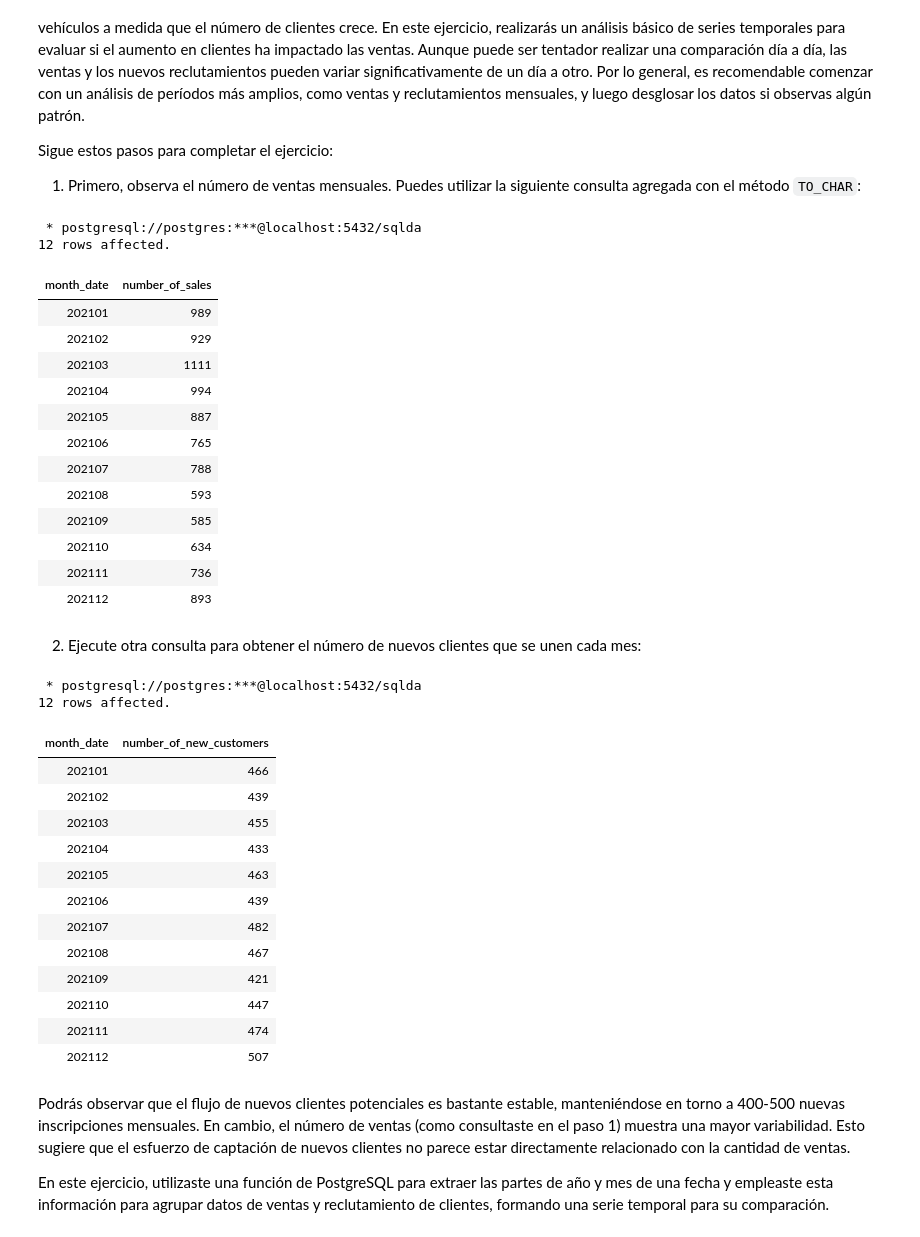
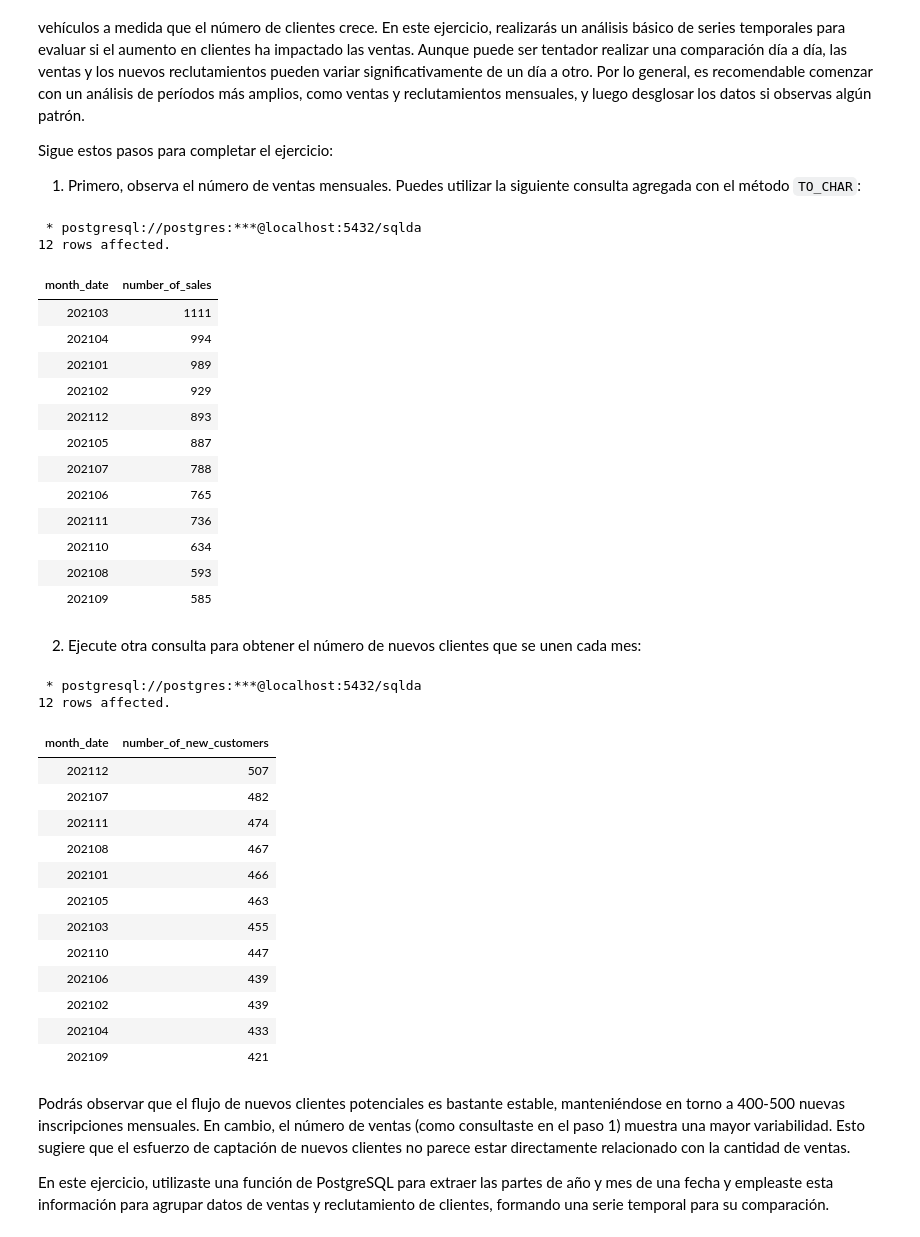
Before and after one commit to limspiga/data-modeling-fall-24, a Jupyter notebook: 07_data_modeling_for_marketing.ipynb, the cells around one changed output. Cells and saved outputs as stored; diff of their text form; code cells hidden in the pictures.

```diff
--- a/07_data_modeling_for_marketing.ipynb
+++ b/07_data_modeling_for_marketing.ipynb
@@ -304,52 +305,52 @@ FROM sales
 WHERE
   EXTRACT(year FROM sales_transaction_date) = 2021
 GROUP BY 1
-ORDER BY 1;
+ORDER BY 2 DESC;
 # %% [output]
  * postgresql://postgres:***@localhost:5432/sqlda
 12 rows affected.
 | month_date | number_of_sales |
+| 202103 | 1111 |
+| 202104 | 994 |
 | 202101 | 989 |
 | 202102 | 929 |
-| 202103 | 1111 |
-| 202104 | 994 |
+| 202112 | 893 |
 | 202105 | 887 |
+| 202107 | 788 |
 | 202106 | 765 |
-| 202107 | 788 |
+| 202111 | 736 |
+| 202110 | 634 |
 | 202108 | 593 |
 | 202109 | 585 |
-| 202110 | 634 |
-| 202111 | 736 |
-| 202112 | 893 |
 # %% [markdown]
 2. Ejecute otra consulta para obtener el número de nuevos clientes que se unen cada mes:
 # %%
 %%sql
 SELECT
   TO_CHAR(date_added, 'yyyymm') AS month_date,  -- solo cuando tiene valor en campo
   COUNT(1) AS number_of_new_customers
 FROM
   customers
 WHERE
   EXTRACT(year FROM date_added) = 2021 -- <-- importante
 GROUP BY 1
-ORDER BY 1;
+ORDER BY 2 DESC;
 # %% [output]
  * postgresql://postgres:***@localhost:5432/sqlda
 12 rows affected.
 | month_date | number_of_new_customers |
+| 202112 | 507 |
+| 202107 | 482 |
+| 202111 | 474 |
+| 202108 | 467 |
 | 202101 | 466 |
+| 202105 | 463 |
+| 202103 | 455 |
+| 202110 | 447 |
+| 202106 | 439 |
 | 202102 | 439 |
-| 202103 | 455 |
 | 202104 | 433 |
-| 202105 | 463 |
-| 202106 | 439 |
-| 202107 | 482 |
-| 202108 | 467 |
 | 202109 | 421 |
-| 202110 | 447 |
-| 202111 | 474 |
-| 202112 | 507 |
 # %% [markdown]
 Podrás observar que el flujo de nuevos clientes potenciales es bastante estable, manteniéndose en torno a 400-500 nuevas inscripciones mensuales. En cambio, el número de ventas (como consultaste en el paso 1) muestra una mayor variabilidad. Esto sugiere que el esfuerzo de captación de nuevos clientes no parece estar directamente relacionado con la cantidad de ventas.
 
```
Also changed, not shown: parts of 13 cells of this notebook.
